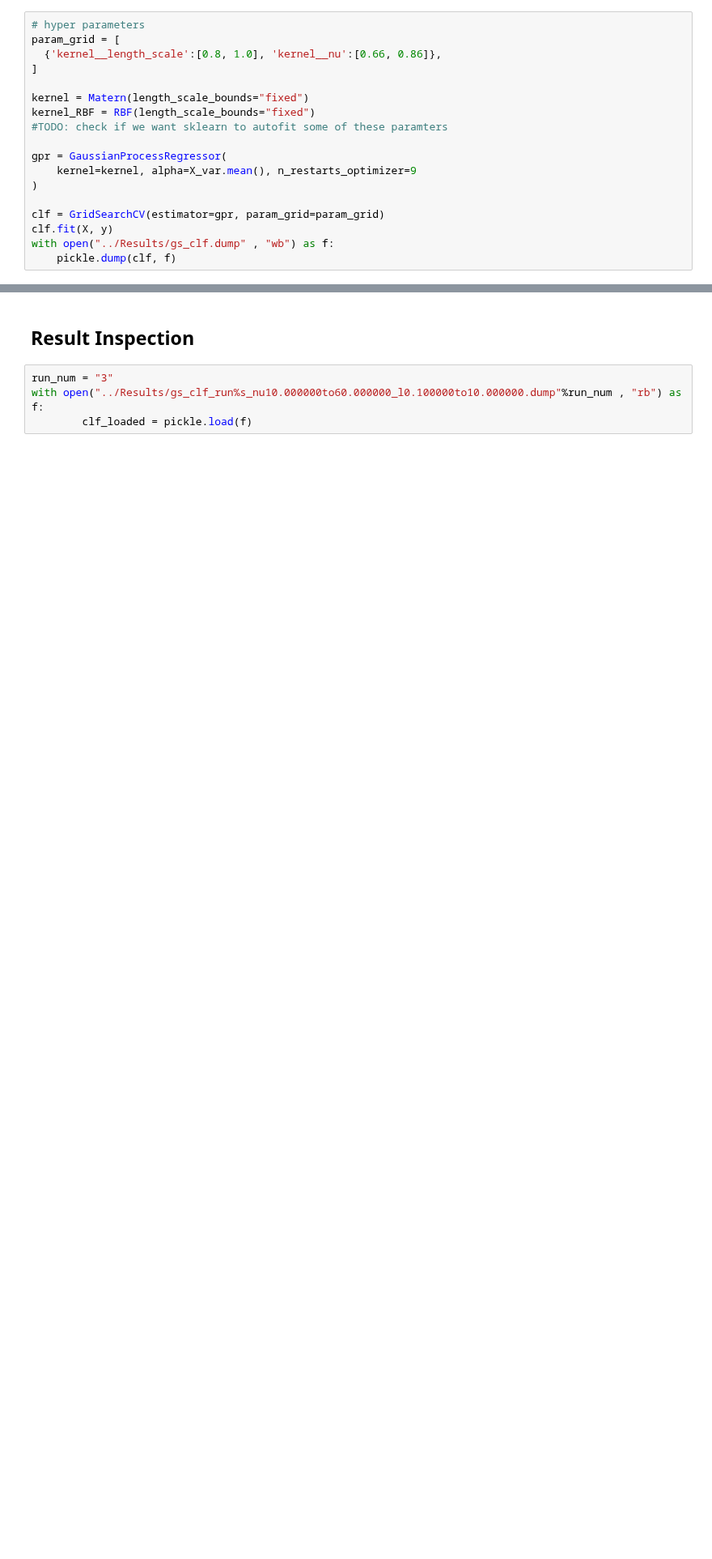
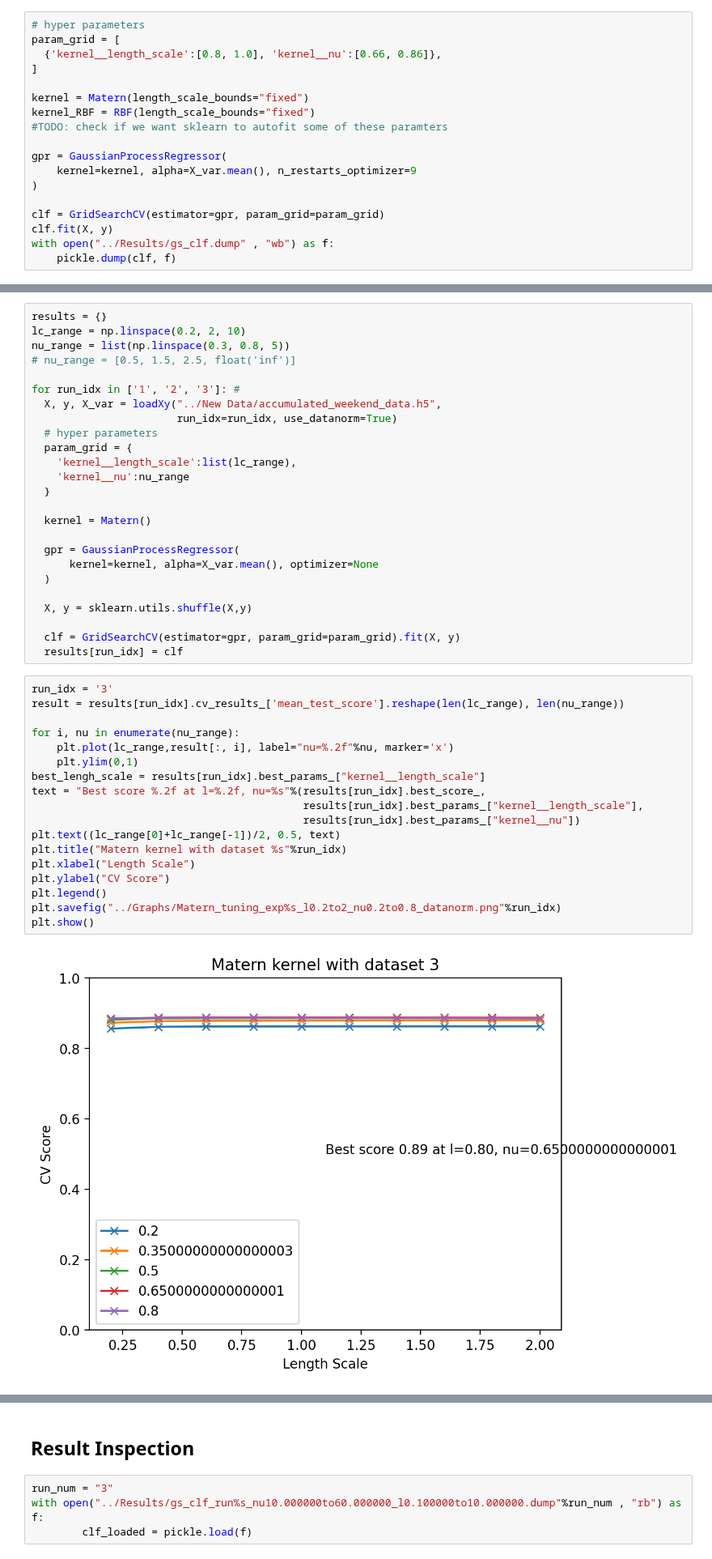
Before and after one commit to yubinhu/Venus-Exploration, a Jupyter notebook: Scripts/GRonDatav2.0.ipynb, the cells around one changed output, grey strips where cells are left out. Shown at 81% size. Cells and saved outputs as stored; diff of their text form; blank space fills up the shorter version.

```diff
--- a/Scripts/GRonDatav2.0.ipynb
+++ b/Scripts/GRonDatav2.0.ipynb
@@ -59,0 +140,45 @@ with open("../Results/gs_clf.dump" , "wb") as f:
+# %%
+results = {}
+lc_range = np.linspace(0.2, 2, 10)
+nu_range = list(np.linspace(0.3, 0.8, 5))
+# nu_range = [0.5, 1.5, 2.5, float('inf')]
+
+for run_idx in ['1', '2', '3']: #
+  X, y, X_var = loadXy("../New Data/accumulated_weekend_data.h5",
+                       run_idx=run_idx, use_datanorm=True)
+  # hyper parameters
+  param_grid = {
+    'kernel__length_scale':list(lc_range),
+    'kernel__nu':nu_range
+  }
+
+  kernel = Matern()
+
+  gpr = GaussianProcessRegressor(
+      kernel=kernel, alpha=X_var.mean(), optimizer=None
+  )
+
+  X, y = sklearn.utils.shuffle(X,y)
+
+  clf = GridSearchCV(estimator=gpr, param_grid=param_grid).fit(X, y)
+  results[run_idx] = clf
+# %%
+run_idx = '3'
+result = results[run_idx].cv_results_['mean_test_score'].reshape(len(lc_range), len(nu_range))
+
+for i, nu in enumerate(nu_range):
+    plt.plot(lc_range,result[:, i], label="nu=%.2f"%nu, marker='x')
+    plt.ylim(0,1)
+best_lengh_scale = results[run_idx].best_params_["kernel__length_scale"]
+text = "Best score %.2f at l=%.2f, nu=%s"%(results[run_idx].best_score_,
+                                           results[run_idx].best_params_["kernel__length_scale"],
+                                           results[run_idx].best_params_["kernel__nu"])
+plt.text((lc_range[0]+lc_range[-1])/2, 0.5, text)
+plt.title("Matern kernel with dataset %s"%run_idx)
+plt.xlabel("Length Scale")
+plt.ylabel("CV Score")
+plt.legend()
+plt.savefig("../Graphs/Matern_tuning_exp%s_l0.2to2_nu0.2to0.8_datanorm.png"%run_idx)
+plt.show()
+# %% [output]
+[figure, added]
```
Also changed, not shown: parts of 17 cells of this notebook, 47 other files.
